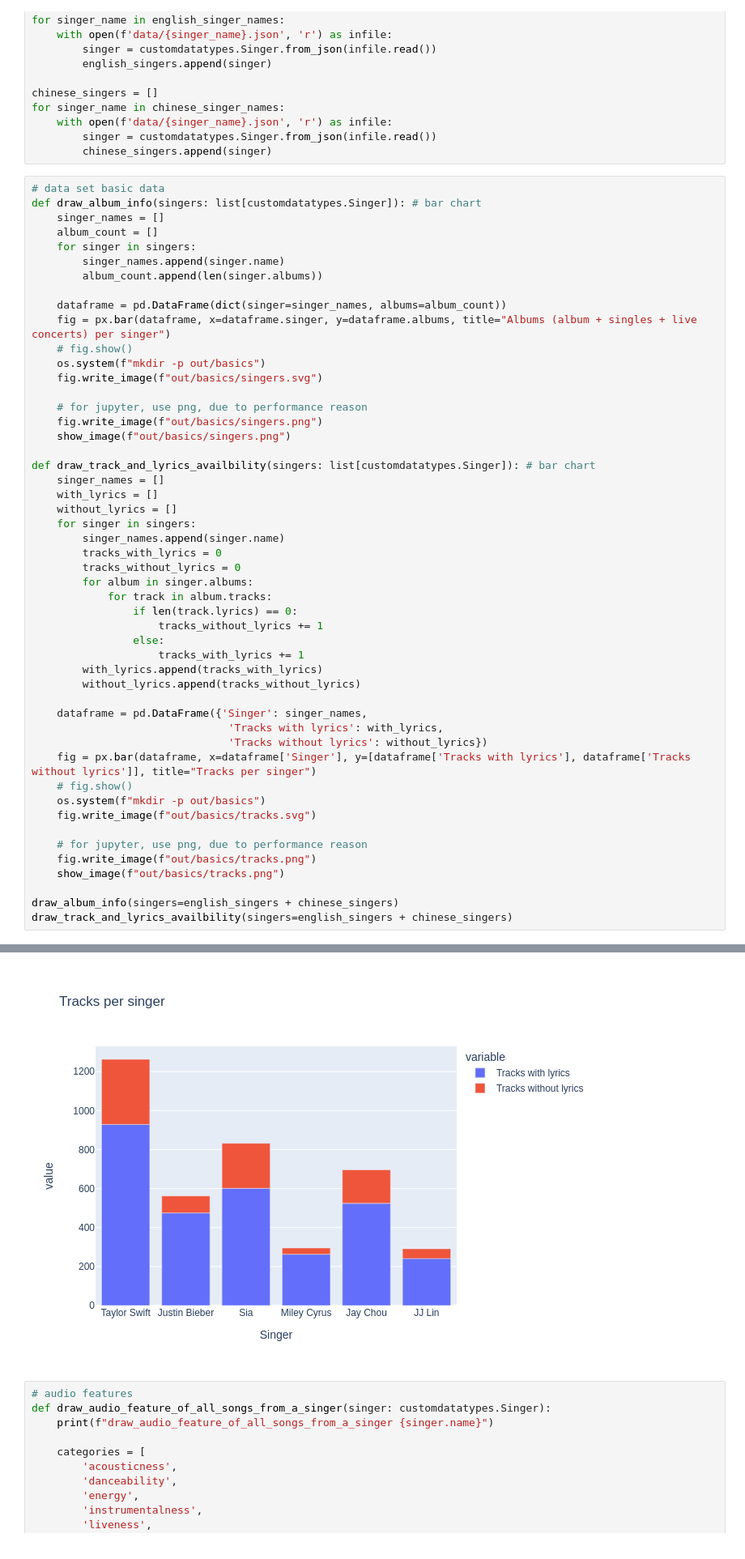
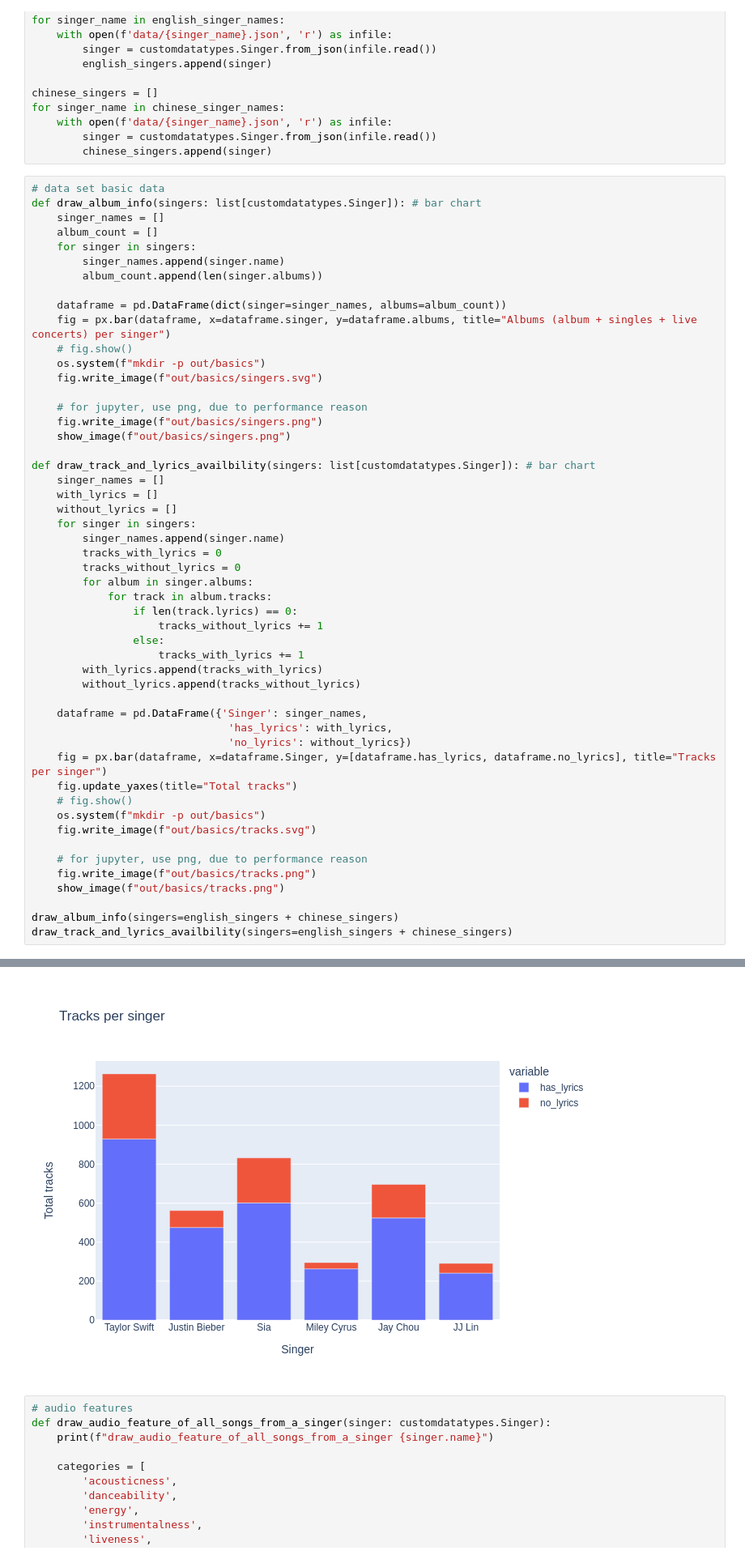
Before and after one commit to com-480-data-visualization/datavis-project-2022-shazam, a Jupyter notebook: dataset/crawler/notebook.ipynb, the cells around one changed output, grey strips where cells are left out. Shown at 81% size. Cells and saved outputs as stored; diff of their text form.

```diff
--- a/dataset/crawler/notebook.ipynb
+++ b/dataset/crawler/notebook.ipynb
@@ -98,37 +98,38 @@ def draw_album_info(singers: list[customdatatypes.Singer]): # bar chart
 def draw_track_and_lyrics_availbility(singers: list[customdatatypes.Singer]): # bar chart
     singer_names = []
     with_lyrics = []
     without_lyrics = []
     for singer in singers:
         singer_names.append(singer.name)
         tracks_with_lyrics = 0
         tracks_without_lyrics = 0
         for album in singer.albums:
             for track in album.tracks:
                 if len(track.lyrics) == 0:
                     tracks_without_lyrics += 1
                 else:
                     tracks_with_lyrics += 1
         with_lyrics.append(tracks_with_lyrics)
         without_lyrics.append(tracks_without_lyrics)
 
     dataframe = pd.DataFrame({'Singer': singer_names,
-                               'Tracks with lyrics': with_lyrics,
-                               'Tracks without lyrics': without_lyrics})
-    fig = px.bar(dataframe, x=dataframe['Singer'], y=[dataframe['Tracks with lyrics'], dataframe['Tracks without lyrics']], title="Tracks per singer")
+                               'has_lyrics': with_lyrics,
+                               'no_lyrics': without_lyrics})
+    fig = px.bar(dataframe, x=dataframe.Singer, y=[dataframe.has_lyrics, dataframe.no_lyrics], title="Tracks per singer")
+    fig.update_yaxes(title="Total tracks")
     # fig.show()
     os.system(f"mkdir -p out/basics")
     fig.write_image(f"out/basics/tracks.svg")
 
     # for jupyter, use png, due to performance reason
     fig.write_image(f"out/basics/tracks.png")
     show_image(f"out/basics/tracks.png")
 
 draw_album_info(singers=english_singers + chinese_singers)
 draw_track_and_lyrics_availbility(singers=english_singers + chinese_singers)
 # %% [output]
 [figure]
-[figure, old version]
+[figure, new version]
 # %%
 # audio features
 def draw_audio_feature_of_all_songs_from_a_singer(singer: customdatatypes.Singer):
```
Also changed, not shown: parts of 1 cell of this notebook.
